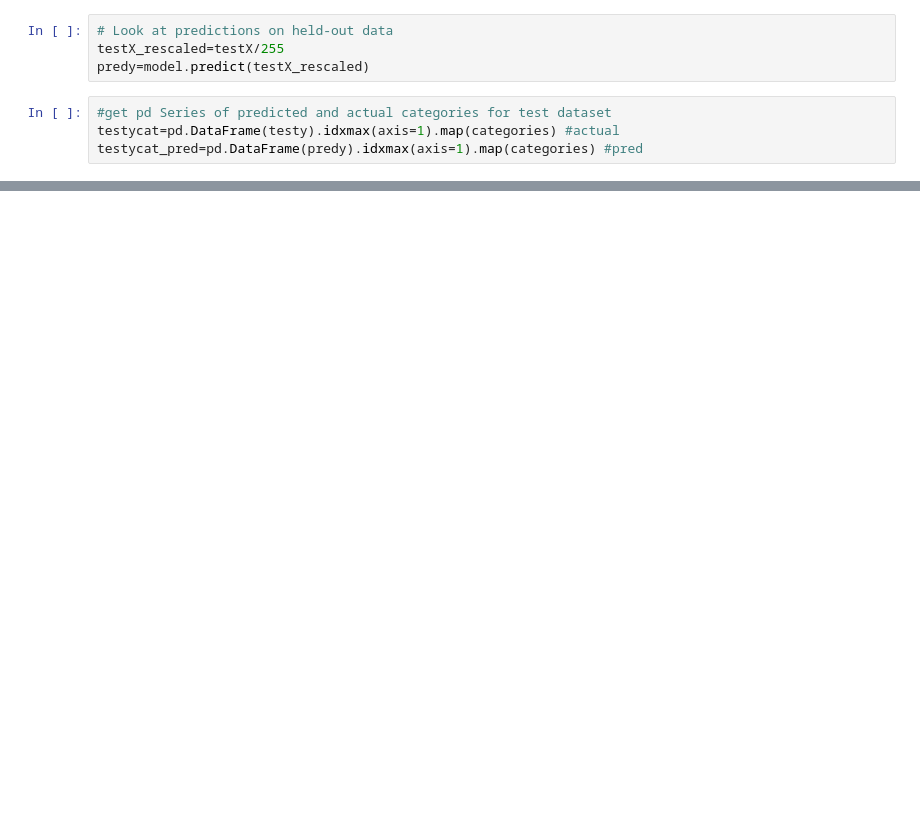
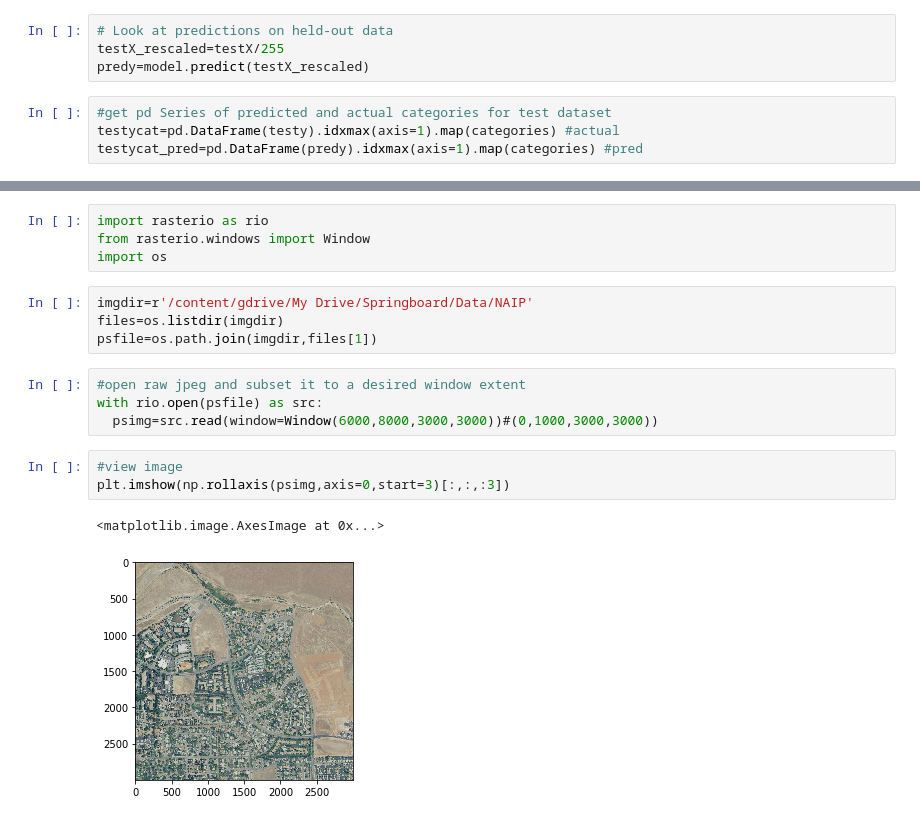
Before and after one commit to LisaATaylor/naip-classify, a Jupyter notebook: SatelliteImageryClassification.ipynb, the cells around one changed output, grey strips where cells are left out. Drawn from its saved outputs; the diff is of its cells as text; blank space fills up the shorter version.

```diff
--- a/SatelliteImageryClassification.ipynb
+++ b/SatelliteImageryClassification.ipynb
@@ -468,0 +343,18 @@ array([[86, 82, 76, 77, 78, 76, 89, 78, 78, 90, 91, 87, 81, 79, 77, 78,
+# %%
+import rasterio as rio
+from rasterio.windows import Window
+import os
+# %%
+imgdir=r'/content/gdrive/My Drive/Springboard/Data/NAIP'
+files=os.listdir(imgdir)
+psfile=os.path.join(imgdir,files[1])
+# %%
+#open raw jpeg and subset it to a desired window extent
+with rio.open(psfile) as src:
+  psimg=src.read(window=Window(6000,8000,3000,3000))#(0,1000,3000,3000))
+# %%
+#view image
+plt.imshow(np.rollaxis(psimg,axis=0,start=3)[:,:,:3])
+# %% [output]
+<matplotlib.image.AxesImage at 0x...>
+[figure, added]
```
Also changed, not shown: parts of 62 cells of this notebook.
